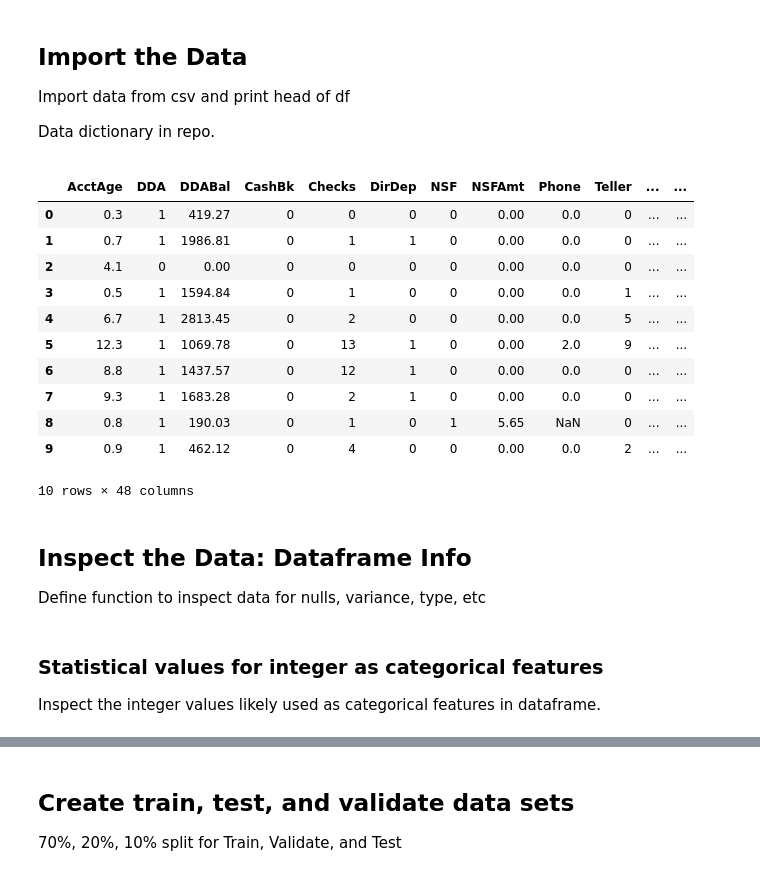
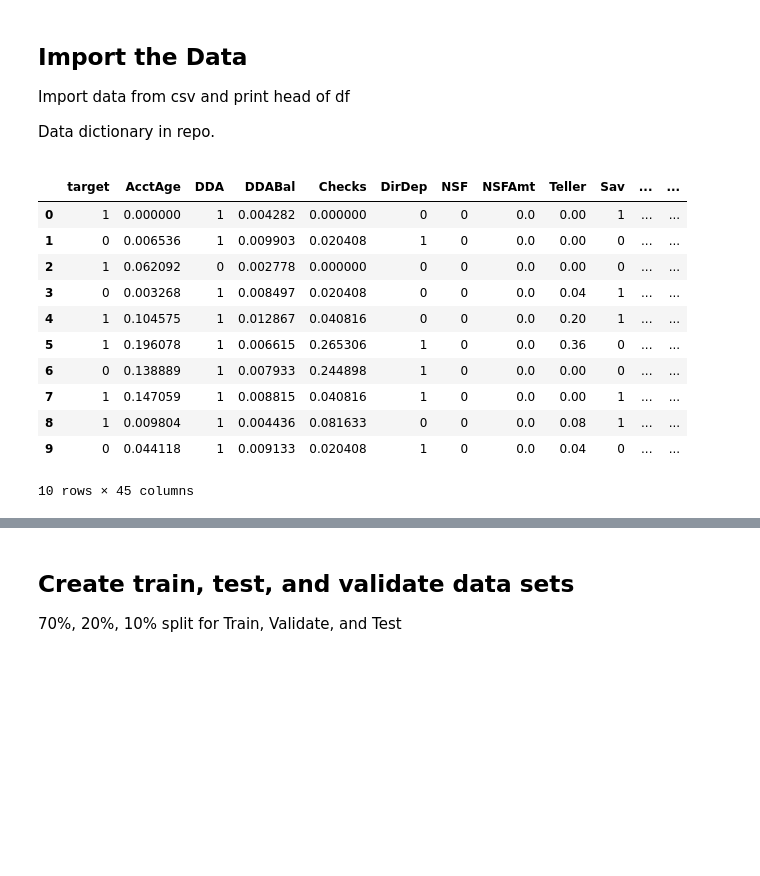
Before and after one commit to acntspell/uncg_ism647_ml1_assignment, a Jupyter notebook: ism647_ML1_Logistic_Regression.ipynb, the cells around one changed output, grey strips where cells are left out. Saved outputs shown, nothing was run; the diff lists cells and outputs as text; code cells hidden in the pictures; blank space fills up the shorter version.

```diff
--- a/ism647_ML1_Logistic_Regression.ipynb
+++ b/ism647_ML1_Logistic_Regression.ipynb
@@ -15,24 +14,20 @@ Import data from csv and print head of df
 Data dictionary in repo.
 # %%
 # Load the data
-df = pd.read_csv('ISM647_ML1_data.csv')
+df_encoded_norm = pd.read_csv('ISM647_ML1_data_encoded.csv')
 
 # Display the first 10 rows
-df.head(10)
+df_encoded_norm.head(10)
 # %% [output]
-|  | AcctAge | DDA | DDABal | CashBk | Checks | DirDep | NSF | NSFAmt | Phone | Teller | ... | ... |
-| 0 | 0.3 | 1 | 419.27 | 0 | 0 | 0 | 0 | 0.00 | 0.0 | 0 | ... | ... |
-| 1 | 0.7 | 1 | 1986.81 | 0 | 1 | 1 | 0 | 0.00 | 0.0 | 0 | ... | ... |
-| 2 | 4.1 | 0 | 0.00 | 0 | 0 | 0 | 0 | 0.00 | 0.0 | 0 | ... | ... |
-| 3 | 0.5 | 1 | 1594.84 | 0 | 1 | 0 | 0 | 0.00 | 0.0 | 1 | ... | ... |
-| 4 | 6.7 | 1 | 2813.45 | 0 | 2 | 0 | 0 | 0.00 | 0.0 | 5 | ... | ... |
-| 5 | 12.3 | 1 | 1069.78 | 0 | 13 | 1 | 0 | 0.00 | 2.0 | 9 | ... | ... |
-| 6 | 8.8 | 1 | 1437.57 | 0 | 12 | 1 | 0 | 0.00 | 0.0 | 0 | ... | ... |
-| 7 | 9.3 | 1 | 1683.28 | 0 | 2 | 1 | 0 | 0.00 | 0.0 | 0 | ... | ... |
-| 8 | 0.8 | 1 | 190.03 | 0 | 1 | 0 | 1 | 5.65 | NaN | 0 | ... | ... |
-| 9 | 0.9 | 1 | 462.12 | 0 | 4 | 0 | 0 | 0.00 | 0.0 | 2 | ... | ... |
+|  | target | AcctAge | DDA | DDABal | Checks | DirDep | NSF | NSFAmt | Teller | Sav | ... | ... |
+| 0 | 1 | 0.000000 | 1 | 0.004282 | 0.000000 | 0 | 0 | 0.0 | 0.00 | 1 | ... | ... |
+| 1 | 0 | 0.006536 | 1 | 0.009903 | 0.020408 | 1 | 0 | 0.0 | 0.00 | 0 | ... | ... |
+| 2 | 1 | 0.062092 | 0 | 0.002778 | 0.000000 | 0 | 0 | 0.0 | 0.00 | 0 | ... | ... |
+| 3 | 0 | 0.003268 | 1 | 0.008497 | 0.020408 | 0 | 0 | 0.0 | 0.04 | 1 | ... | ... |
+| 4 | 1 | 0.104575 | 1 | 0.012867 | 0.040816 | 0 | 0 | 0.0 | 0.20 | 1 | ... | ... |
+| 5 | 1 | 0.196078 | 1 | 0.006615 | 0.265306 | 1 | 0 | 0.0 | 0.36 | 0 | ... | ... |
+| 6 | 0 | 0.138889 | 1 | 0.007933 | 0.244898 | 1 | 0 | 0.0 | 0.00 | 0 | ... | ... |
+| 7 | 1 | 0.147059 | 1 | 0.008815 | 0.040816 | 1 | 0 | 0.0 | 0.00 | 1 | ... | ... |
+| 8 | 1 | 0.009804 | 1 | 0.004436 | 0.081633 | 0 | 0 | 0.0 | 0.08 | 1 | ... | ... |
+| 9 | 0 | 0.044118 | 1 | 0.009133 | 0.020408 | 1 | 0 | 0.0 | 0.04 | 0 | ... | ... |
-10 rows × 48 columns
+10 rows × 45 columns
-# %% [markdown]
-## Inspect the Data: Dataframe Info
-
-Define function to inspect data for nulls, variance, type, etc
@@ -66,4 +33,0 @@ def describe_with_nulls_and_dtype(num_df):
-# %% [markdown]
-### Statistical values for integer as categorical features
-<p>
-Inspect the integer values likely used as categorical features in dataframe.
```
Also changed, not shown: parts of 30 cells of this notebook, 2 other files.
